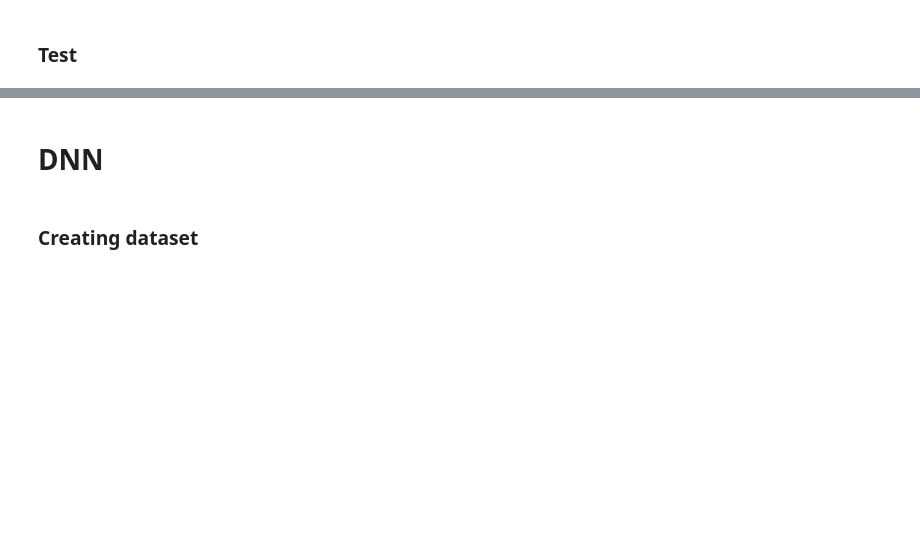
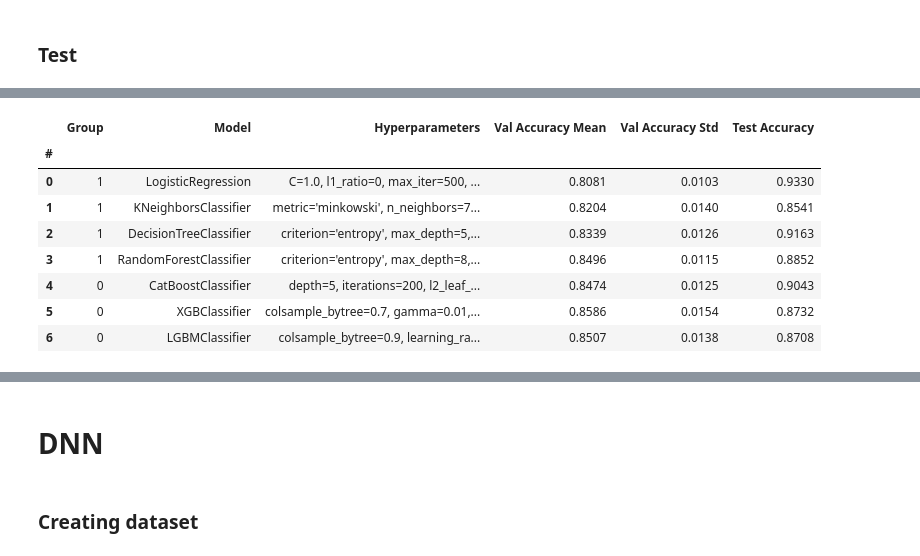
Before and after one commit to darkitime/Titanic-dataset-pipeline, a Jupyter notebook: eda.ipynb, the cells around one changed output, grey strips where cells are left out. Cells and saved outputs as stored; diff of their text form; code cells hidden in the pictures; blank space fills up the shorter version.

Commit message:
Made model hyperparameters searching and final score on test

```diff
--- a/eda.ipynb
+++ b/eda.ipynb
@@ -1258,0 +1350,14 @@ results_df = run_test(models)
+# %%
+models_final = pd.read_csv('models_final.csv', index_col = '#')
+# %%
+models_final
+# %% [output]
+|  | Group | Model | Hyperparameters | Val Accuracy Mean | Val Accuracy Std | Test Accuracy |
+| # |  |  |  |  |  |  |
+| 0 | 1 | LogisticRegression | C=1.0, l1_ratio=0, max_iter=500, ... | 0.8081 | 0.0103 | 0.9330 |
+| 1 | 1 | KNeighborsClassifier | metric='minkowski', n_neighbors=7... | 0.8204 | 0.0140 | 0.8541 |
+| 2 | 1 | DecisionTreeClassifier | criterion='entropy', max_depth=5,... | 0.8339 | 0.0126 | 0.9163 |
+| 3 | 1 | RandomForestClassifier | criterion='entropy', max_depth=8,... | 0.8496 | 0.0115 | 0.8852 |
+| 4 | 0 | CatBoostClassifier | depth=5, iterations=200, l2_leaf_... | 0.8474 | 0.0125 | 0.9043 |
+| 5 | 0 | XGBClassifier | colsample_bytree=0.7, gamma=0.01,... | 0.8586 | 0.0154 | 0.8732 |
+| 6 | 0 | LGBMClassifier | colsample_bytree=0.9, learning_ra... | 0.8507 | 0.0138 | 0.8708 |
```
Also changed, not shown: parts of 18 cells of this notebook, 4 other files.
